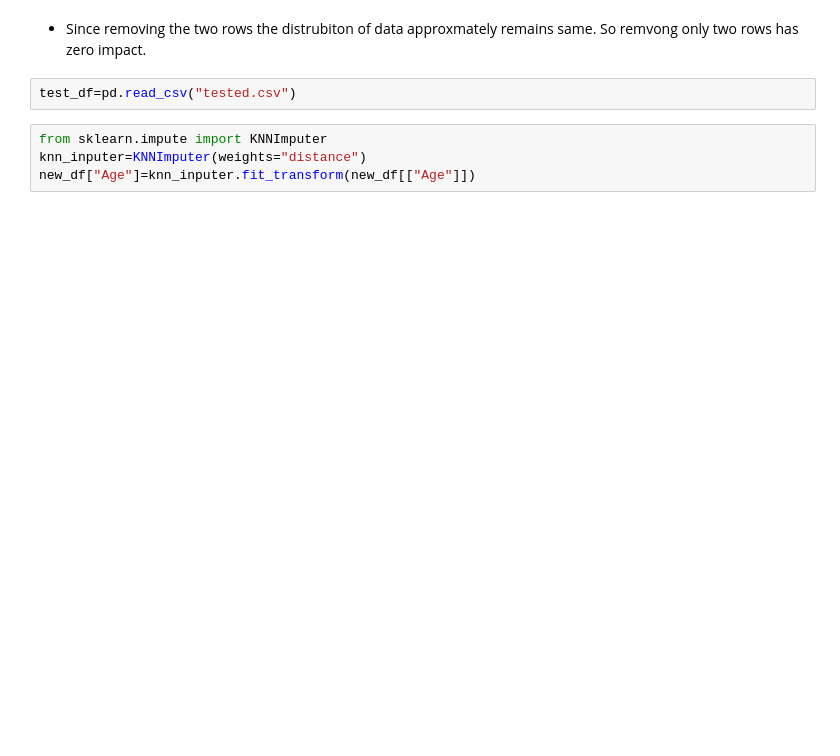
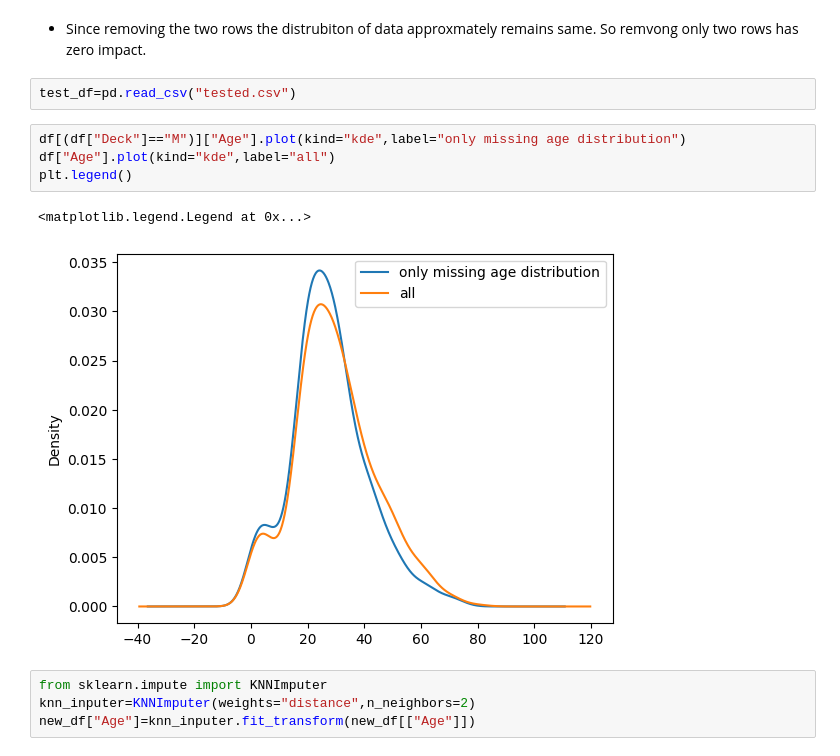
Before and after one commit to lalit7886/DataScience, a Jupyter notebook: EDA/titanice.ipynb, the cells around one changed output. Cells and saved outputs as stored; diff of their text form; blank space fills up the shorter version.

```diff
--- a/EDA/titanice.ipynb
+++ b/EDA/titanice.ipynb
@@ -388,7 +348,14 @@ new_df.describe()
 - Since removing the two rows the distrubiton of data approxmately remains same. So remvong only two rows has zero impact.
 # %%
 test_df=pd.read_csv("tested.csv")
+# %%
+df[(df["Deck"]=="M")]["Age"].plot(kind="kde",label="only missing age distribution")
+df["Age"].plot(kind="kde",label="all")
+plt.legend()
+# %% [output]
+<matplotlib.legend.Legend at 0x...>
+[figure, added]
 # %%
 from sklearn.impute import KNNImputer
-knn_inputer=KNNImputer(weights="distance")
+knn_inputer=KNNImputer(weights="distance",n_neighbors=2)
 new_df["Age"]=knn_inputer.fit_transform(new_df[["Age"]])
```
Also changed, not shown: parts of 21 cells of this notebook, 4 other files.
